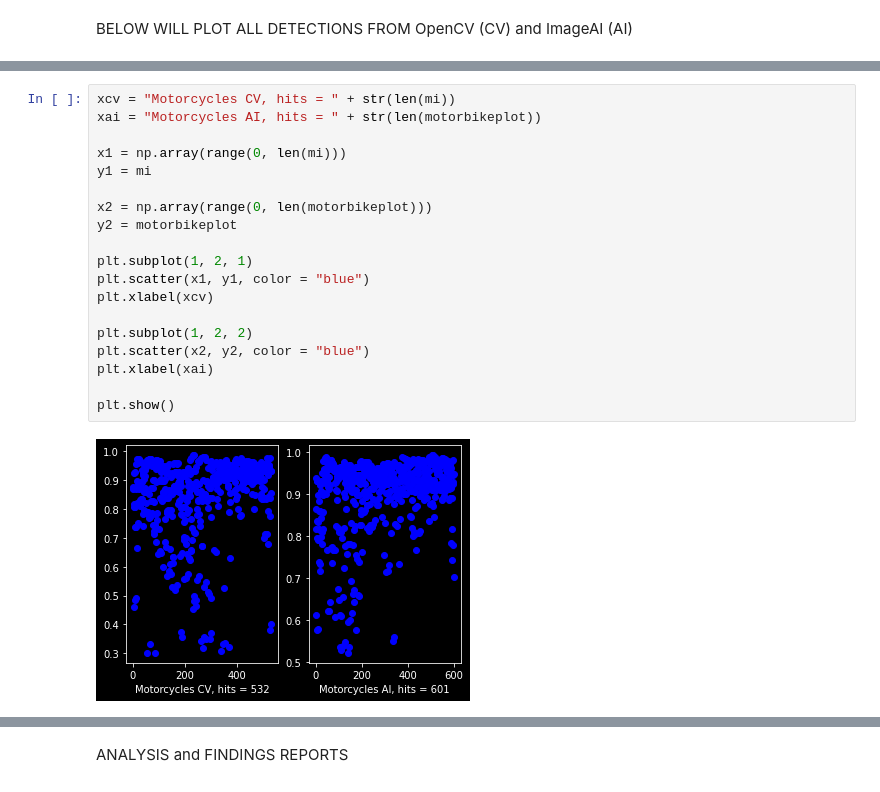
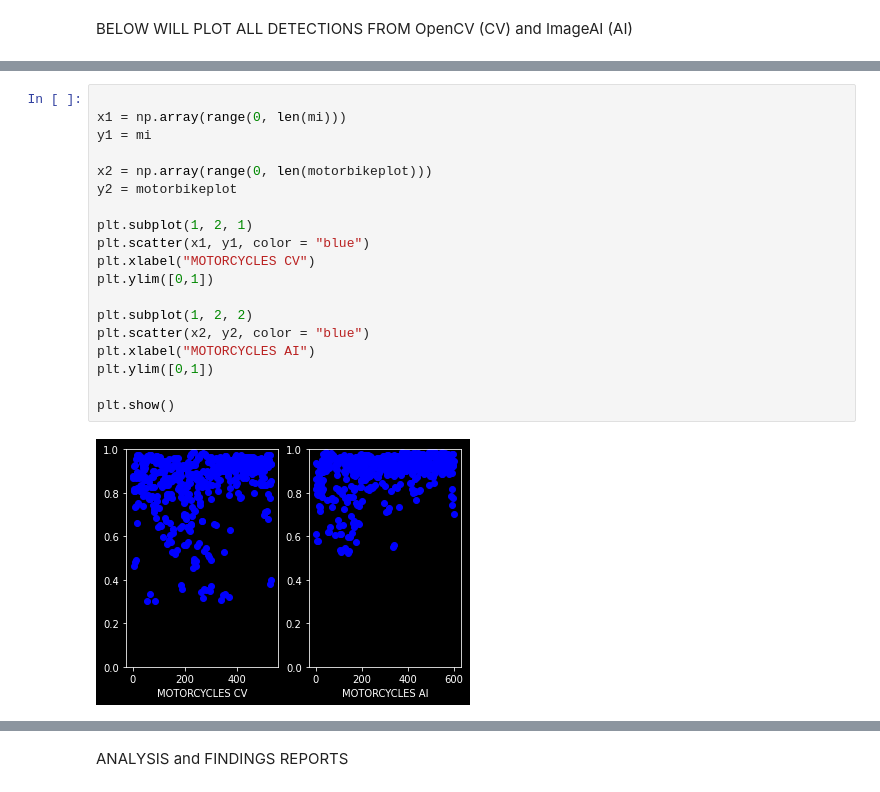
Before and after one commit to canaimax/ImageAIvsOpenCV, a Jupyter notebook: Notebooks/T03_ImgInVideoAICaptain.ipynb, the cells around one changed output, grey strips where cells are left out. Drawn from its saved outputs; the diff is of its cells as text.

```diff
--- a/Notebooks/T03_ImgInVideoAICaptain.ipynb
+++ b/Notebooks/T03_ImgInVideoAICaptain.ipynb
@@ -263,22 +245,22 @@ plt.show()
 # %%
-xcv = "Motorcycles CV, hits = " + str(len(mi))
-xai = "Motorcycles AI, hits = " + str(len(motorbikeplot))
 
 x1 = np.array(range(0, len(mi)))
 y1 = mi
 
 x2 = np.array(range(0, len(motorbikeplot)))
 y2 = motorbikeplot
 
 plt.subplot(1, 2, 1)
 plt.scatter(x1, y1, color = "blue")
-plt.xlabel(xcv)
+plt.xlabel("MOTORCYCLES CV")
+plt.ylim([0,1])
 
 plt.subplot(1, 2, 2)
 plt.scatter(x2, y2, color = "blue")
-plt.xlabel(xai)
+plt.xlabel("MOTORCYCLES AI")
+plt.ylim([0,1])
 
 plt.show()
 # %% [output]
-[figure, old version]
+[figure, new version]
 # %%
```
Also changed, not shown: parts of 14 cells of this notebook.
